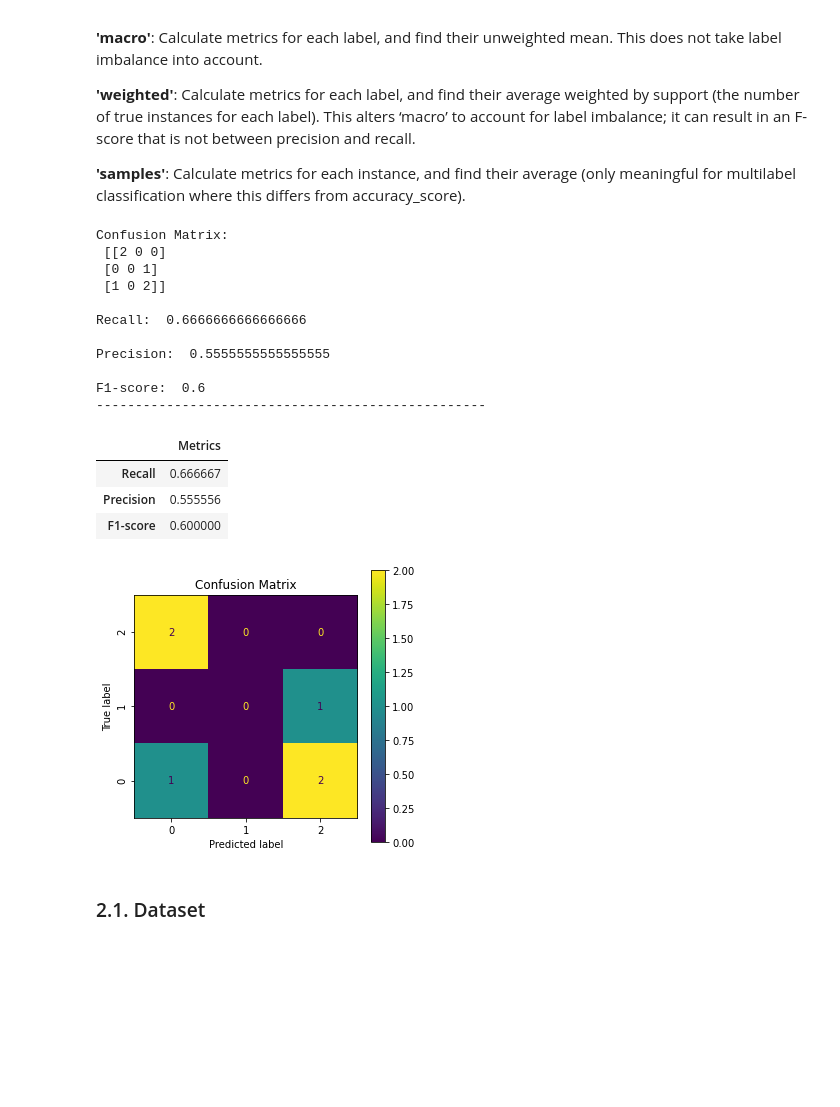
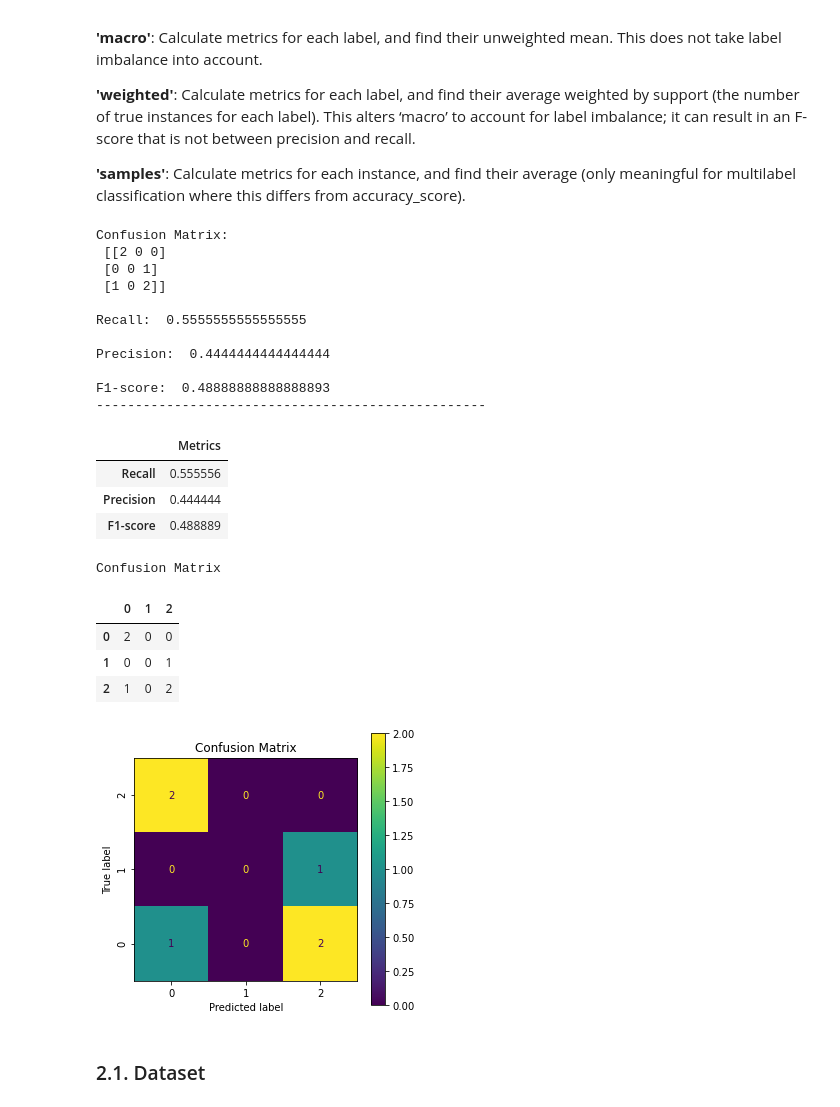
Before and after one commit to patii01/TCD-TP, a Jupyter notebook: Part_B/code/mainActivity.ipynb, the cells around one changed output. Cells and saved outputs as stored; diff of their text form; code cells hidden in the pictures; blank space fills up the shorter version.

```diff
--- a/Part_B/code/mainActivity.ipynb
+++ b/Part_B/code/mainActivity.ipynb
@@ -149,9 +252,9 @@ from sklearn.metrics import f1_score
 
 def metrics(true, pred, printar = False):
     cm = confusion_matrix(true, pred)
-    rs = recall_score(true, pred, average='weighted', zero_division=0)
-    ps = precision_score(true, pred, average='weighted', zero_division=0)
-    f1 = f1_score(true, pred, average='weighted', zero_division=0)
+    rs = recall_score(true, pred, average='macro', zero_division=0)
+    ps = precision_score(true, pred, average='macro', zero_division=0)
+    f1 = f1_score(true, pred, average='macro', zero_division=0)
 
     if(printar):
         print('Confusion Matrix:\n', cm)
@@ -163,40 +266,45 @@ def metrics(true, pred, printar = False):
     return [cm, rs, ps, f1]
 
 def mais_bonito(cm, rs, ps, f1, labels):
 
     metricsFrame = pd.DataFrame([rs, ps, f1], columns=['Metrics']).rename(index={0: 'Recall', 1: 'Precision', 2: 'F1-score'})
     display(metricsFrame)
 
     cmFrame = pd.DataFrame(cm, columns=labels, index=labels).style.set_caption("Confusion Matrix")
-    #display(cmFrame)
+    display(cmFrame)
 
     cmp = ConfusionMatrixDisplay(cm, display_labels=labels)
     _, ax = plt.subplots(figsize=(5,5))
     cmp.plot(ax=ax)
     ax.set_title("Confusion Matrix")
     ax.xaxis.set_ticklabels(labels)
     ax.yaxis.set_ticklabels(labels[::-1], rotation=90)
     plt.show()
 
 
 cm, rs, ps, f1 = metrics(true, pred, True)
 mais_bonito(cm, rs, ps, f1, [0,1,2])
 # %% [output]
 Confusion Matrix:
  [[2 0 0]
  [0 0 1]
  [1 0 2]]
 
-Recall:  0.6666666666666666
+Recall:  0.5555555555555555
 
-Precision:  0.5555555555555555
+Precision:  0.4444444444444444
 
-F1-score:  0.6
+F1-score:  0.48888888888888893
 --------------------------------------------------
 |  | Metrics |
-| Recall | 0.666667 |
-| Precision | 0.555556 |
-| F1-score | 0.600000 |
+| Recall | 0.555556 |
+| Precision | 0.444444 |
+| F1-score | 0.488889 |
+Confusion Matrix
+|  | 0 | 1 | 2 |
+| 0 | 2 | 0 | 0 |
+| 1 | 0 | 0 | 1 |
+| 2 | 1 | 0 | 2 |
 [figure]
 # %% [markdown]
 ### 2.1. Dataset
```
Also changed, not shown: parts of 9 cells of this notebook.
